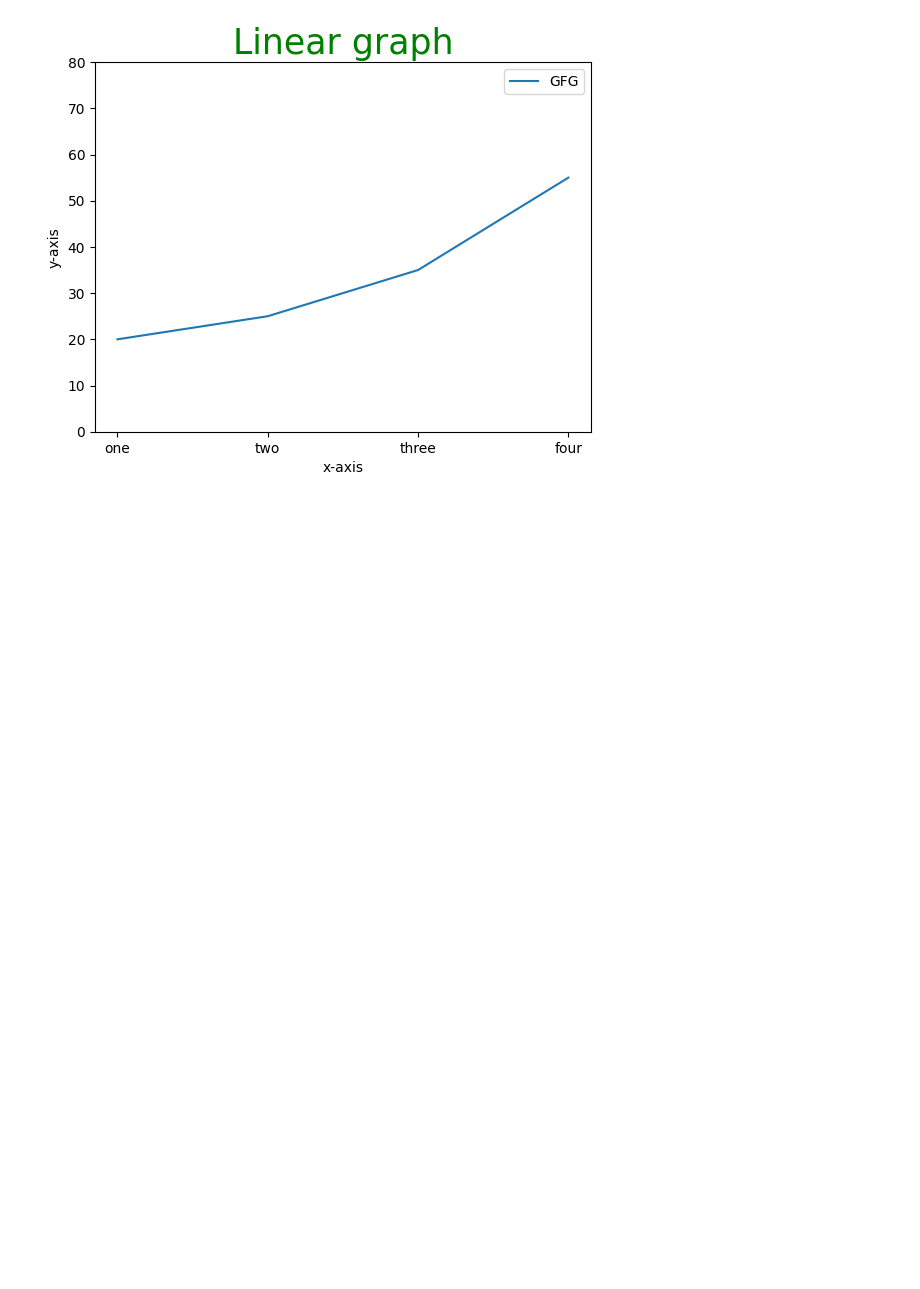
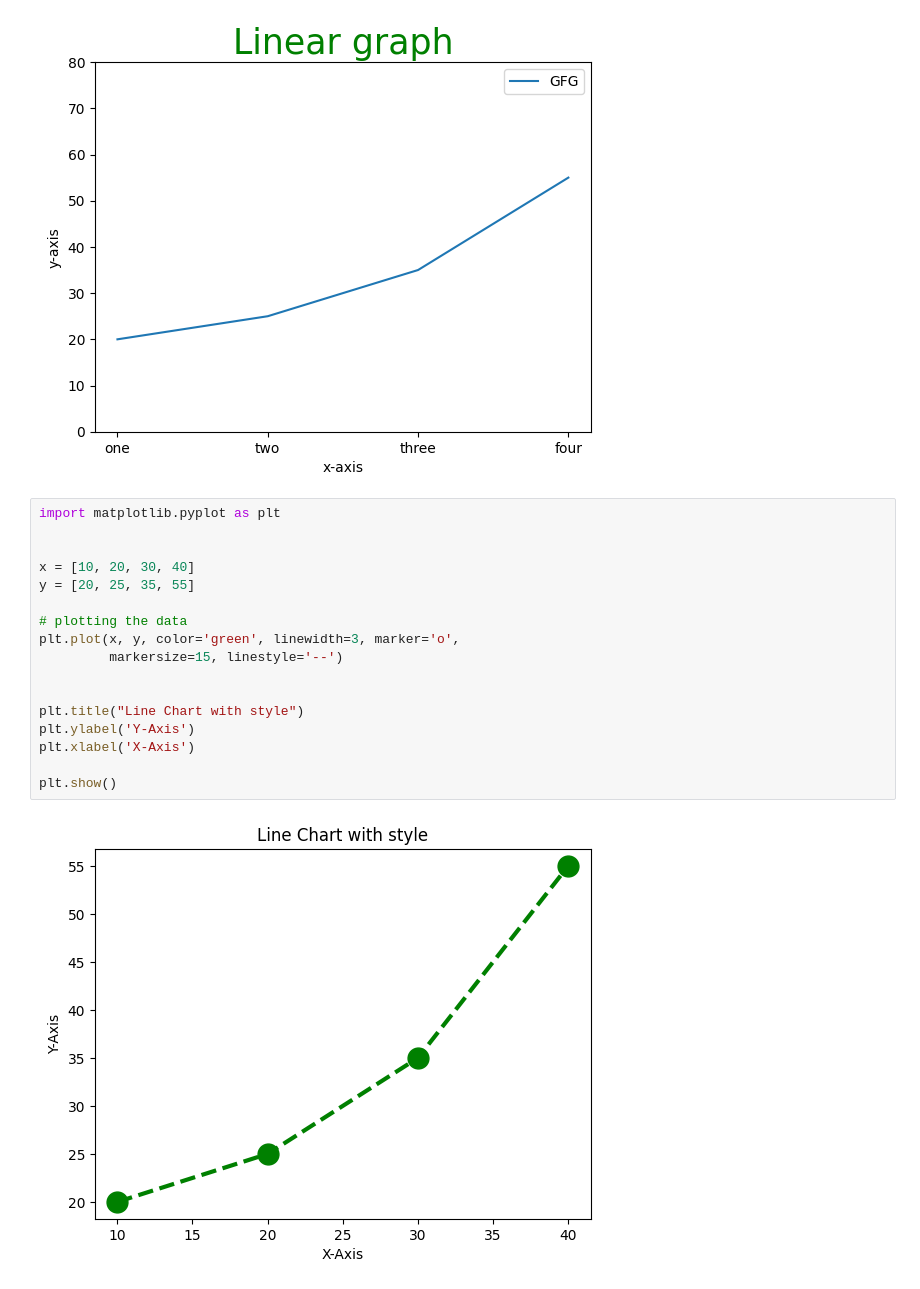
Before and after one commit to Hansaka2001/Data-Analysis-and-Visualization, a Jupyter notebook: Matplotlib/data_visualization/C_S.ipynb, the cells around one changed output. Drawn from its saved outputs; the diff is of its cells as text; blank space fills up the shorter version.

Commit message:
line chart styles

```diff
--- a/Matplotlib/data_visualization/C_S.ipynb
+++ b/Matplotlib/data_visualization/C_S.ipynb
@@ -68,3 +68,22 @@ plt.legend(['GFG'])
 plt.show()
 # %% [output]
 [figure]
+# %%
+import matplotlib.pyplot as plt
+
+
+x = [10, 20, 30, 40]
+y = [20, 25, 35, 55]
+
+# plotting the data
+plt.plot(x, y, color='green', linewidth=3, marker='o',
+         markersize=15, linestyle='--')
+
+
+plt.title("Line Chart with style")
+plt.ylabel('Y-Axis')
+plt.xlabel('X-Axis')
+
+plt.show()
+# %% [output]
+[figure, added]
```
